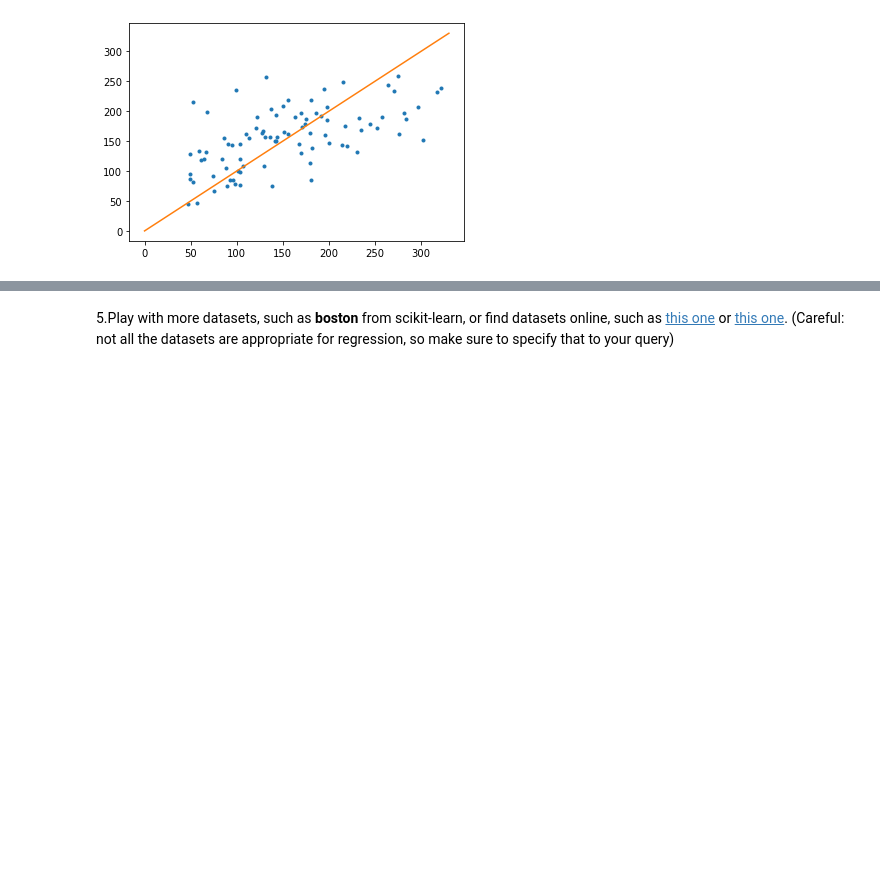
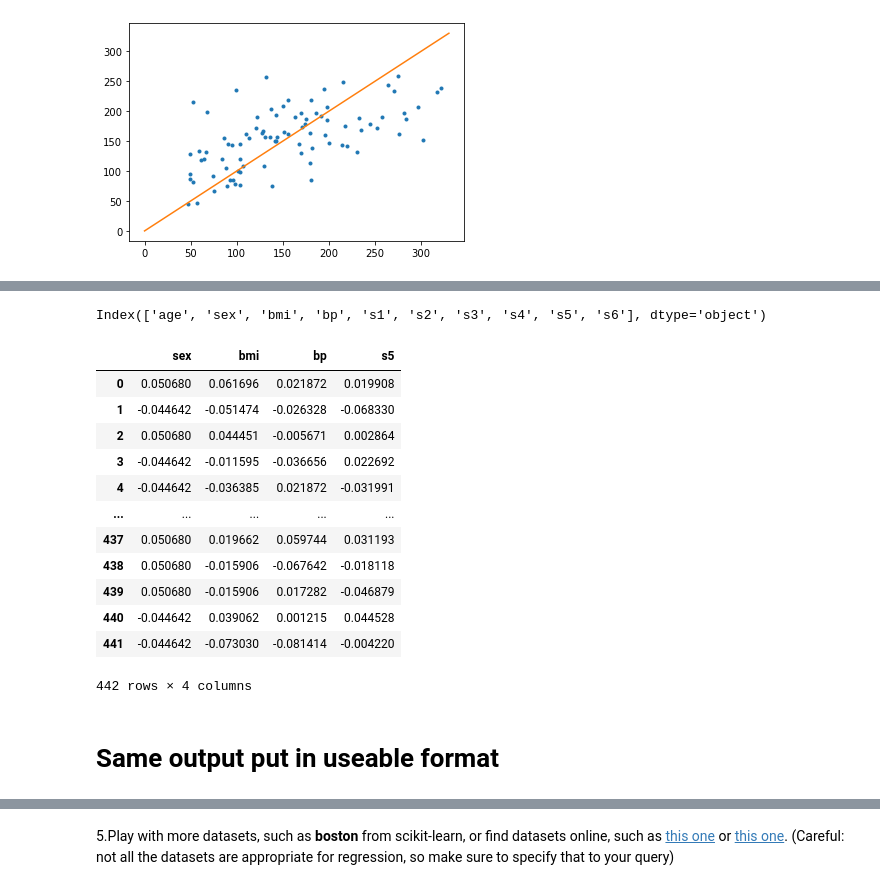
Before and after one commit to RegisSchulze/regression, a Jupyter notebook: 05-drills.ipynb, the cells around one changed output, grey strips where cells are left out. Drawn from its saved outputs; the diff is of its cells as text; code cells hidden in the pictures; blank space fills up the shorter version.

```diff
--- a/05-drills.ipynb
+++ b/05-drills.ipynb
@@ -166,0 +206,5 @@ plt.show()
+# %%
+import pandas as pd
+from sklearn.datasets import load_diabetes
+diabetes = load_diabetes(as_frame=True)
+diabetes
@@ -166,0 +229,3 @@ plt.show()
+# %%
+X = diabetes.data
+y = diabetes.target
@@ -166,0 +248,4 @@ plt.show()
+# %%
+X.columns
+# %% [output]
+Index(['age', 'sex', 'bmi', 'bp', 's1', 's2', 's3', 's4', 's5', 's6'], dtype='object')
@@ -166,0 +263,18 @@ plt.show()
+# %%
+X=X[['sex','bmi','bp','s5']]
+# %%
+X
+# %% [output]
+|  | sex | bmi | bp | s5 |
+| 0 | 0.050680 | 0.061696 | 0.021872 | 0.019908 |
+| 1 | -0.044642 | -0.051474 | -0.026328 | -0.068330 |
+| 2 | 0.050680 | 0.044451 | -0.005671 | 0.002864 |
+| 3 | -0.044642 | -0.011595 | -0.036656 | 0.022692 |
+| 4 | -0.044642 | -0.036385 | 0.021872 | -0.031991 |
+| ... | ... | ... | ... | ... |
+| 437 | 0.050680 | 0.019662 | 0.059744 | 0.031193 |
+| 438 | 0.050680 | -0.015906 | -0.067642 | -0.018118 |
+| 439 | 0.050680 | -0.015906 | 0.017282 | -0.046879 |
+| 440 | -0.044642 | 0.039062 | 0.001215 | 0.044528 |
+| 441 | -0.044642 | -0.073030 | -0.081414 | -0.004220 |
+442 rows × 4 columns
@@ -166,0 +296,2 @@ plt.show()
+# %% [markdown]
+# Same output put in useable format
```
Also changed, not shown: parts of 11 cells of this notebook.
